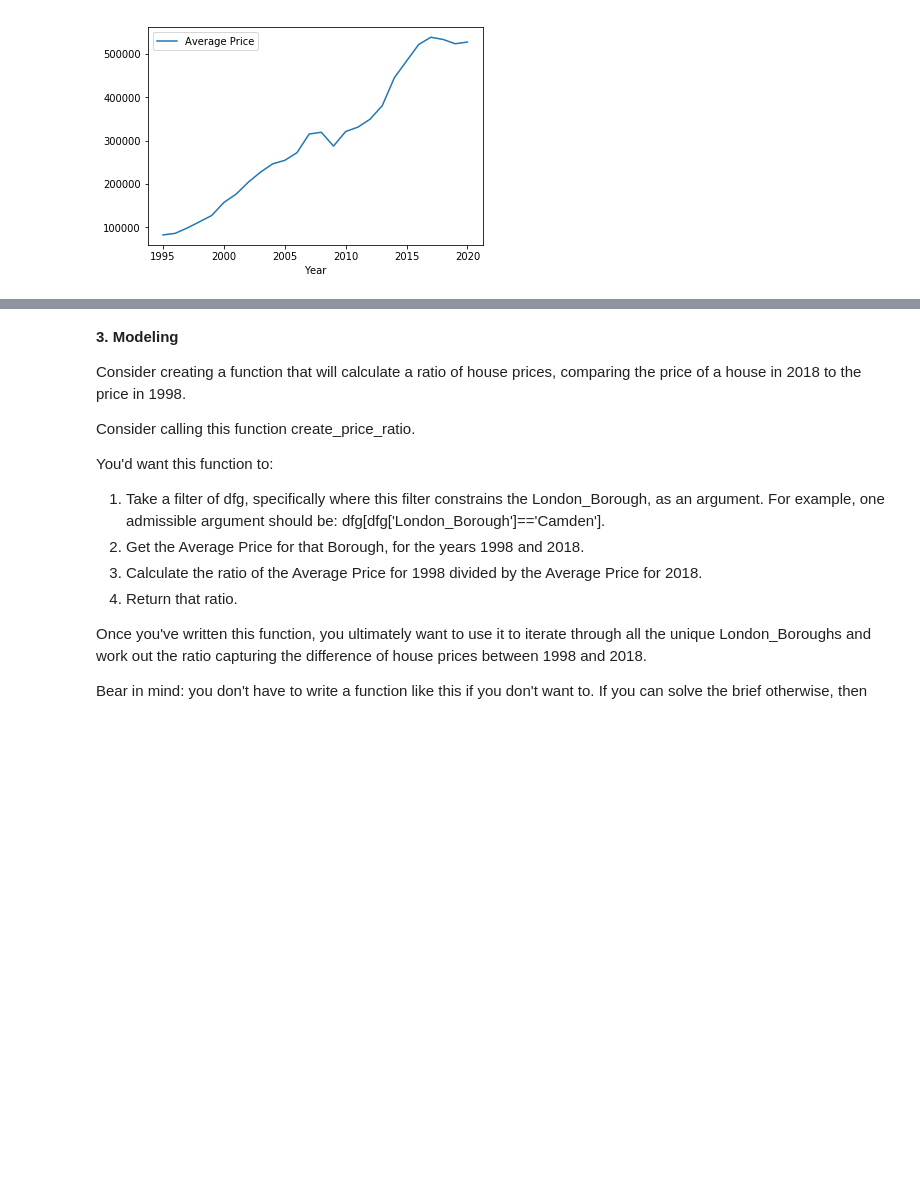
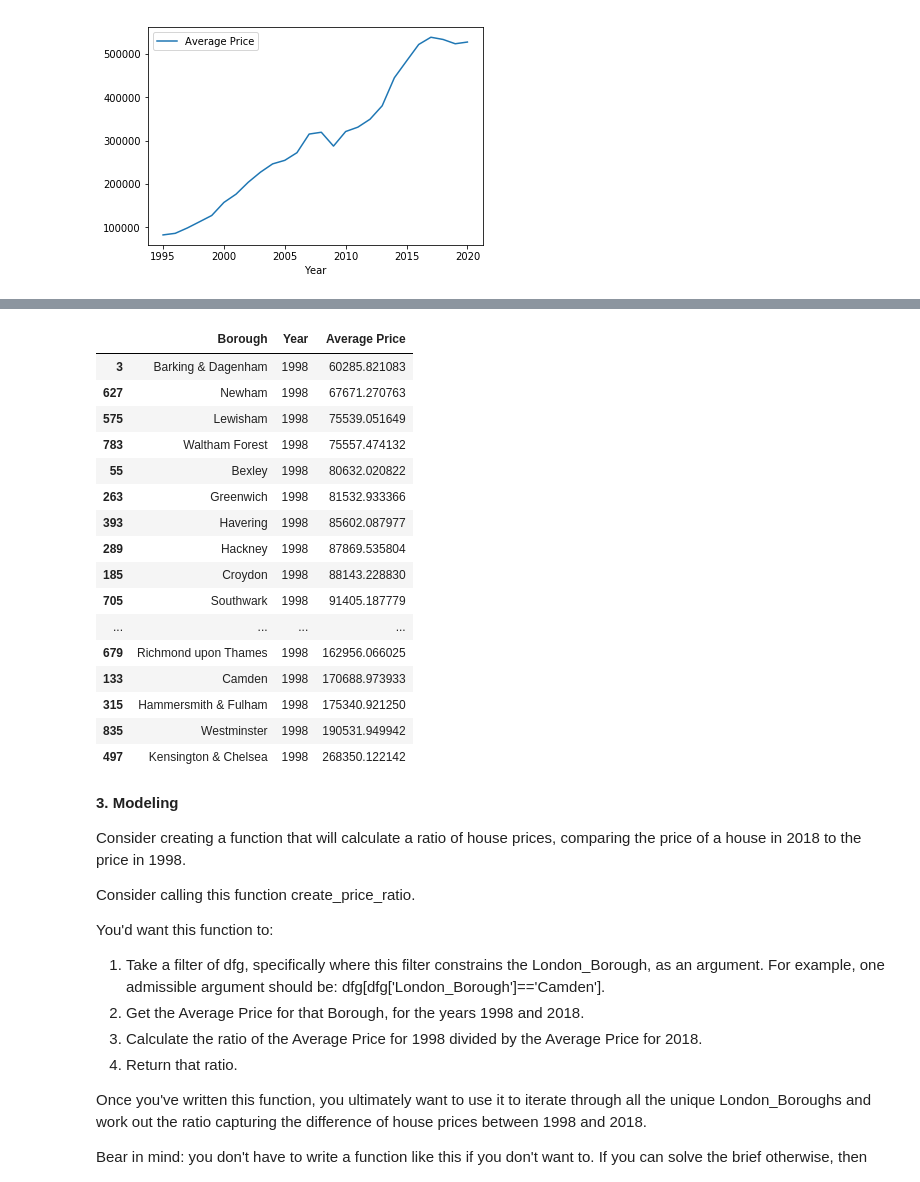
Before and after one commit to farkasdilemma/Springboard, a Jupyter notebook: Unit 4 Challenge - Tier 3.ipynb, the cells around one changed output, grey strips where cells are left out. Saved outputs shown, nothing was run; the diff lists cells and outputs as text; code cells hidden in the pictures; blank space fills up the shorter version.

```diff
--- a/Unit 4 Challenge - Tier 3.ipynb
+++ b/Unit 4 Challenge - Tier 3.ipynb
@@ -329,3 +349,23 @@ df_group=df_group.reset_index()
+# %%
+df_group[df_group['Year']==1998].sort_values('Average Price',ascending=True)
+# %% [output]
+|  | Borough | Year | Average Price |
+| 3 | Barking & Dagenham | 1998 | 60285.821083 |
+| 627 | Newham | 1998 | 67671.270763 |
+| 575 | Lewisham | 1998 | 75539.051649 |
+| 783 | Waltham Forest | 1998 | 75557.474132 |
+| 55 | Bexley | 1998 | 80632.020822 |
+| 263 | Greenwich | 1998 | 81532.933366 |
+| 393 | Havering | 1998 | 85602.087977 |
+| 289 | Hackney | 1998 | 87869.535804 |
+| 185 | Croydon | 1998 | 88143.228830 |
+| 705 | Southwark | 1998 | 91405.187779 |
+| ... | ... | ... | ... |
+| 679 | Richmond upon Thames | 1998 | 162956.066025 |
+| 133 | Camden | 1998 | 170688.973933 |
+| 315 | Hammersmith & Fulham | 1998 | 175340.921250 |
+| 835 | Westminster | 1998 | 190531.949942 |
+| 497 | Kensington & Chelsea | 1998 | 268350.122142 |
 # %% [markdown]
 **3. Modeling**
 
```
Also changed, not shown: parts of 1 cell of this notebook.
